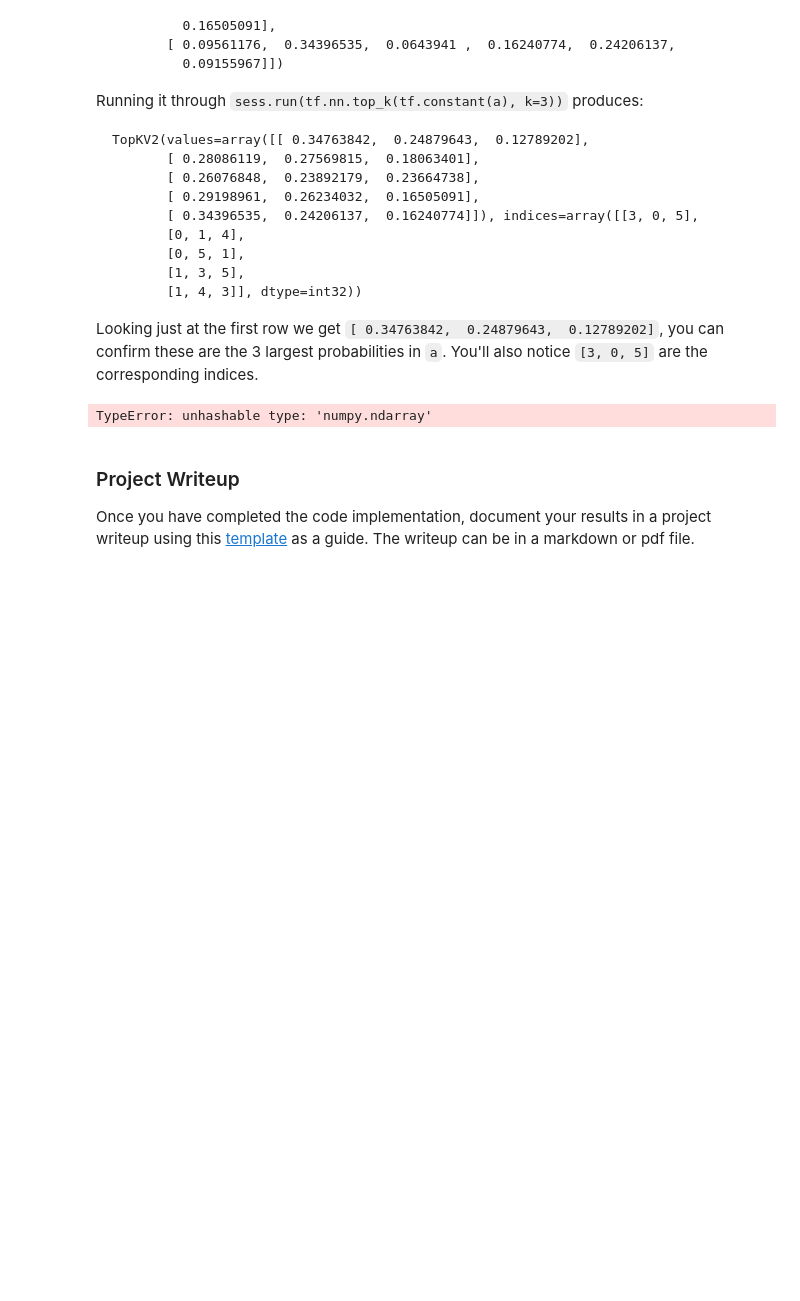
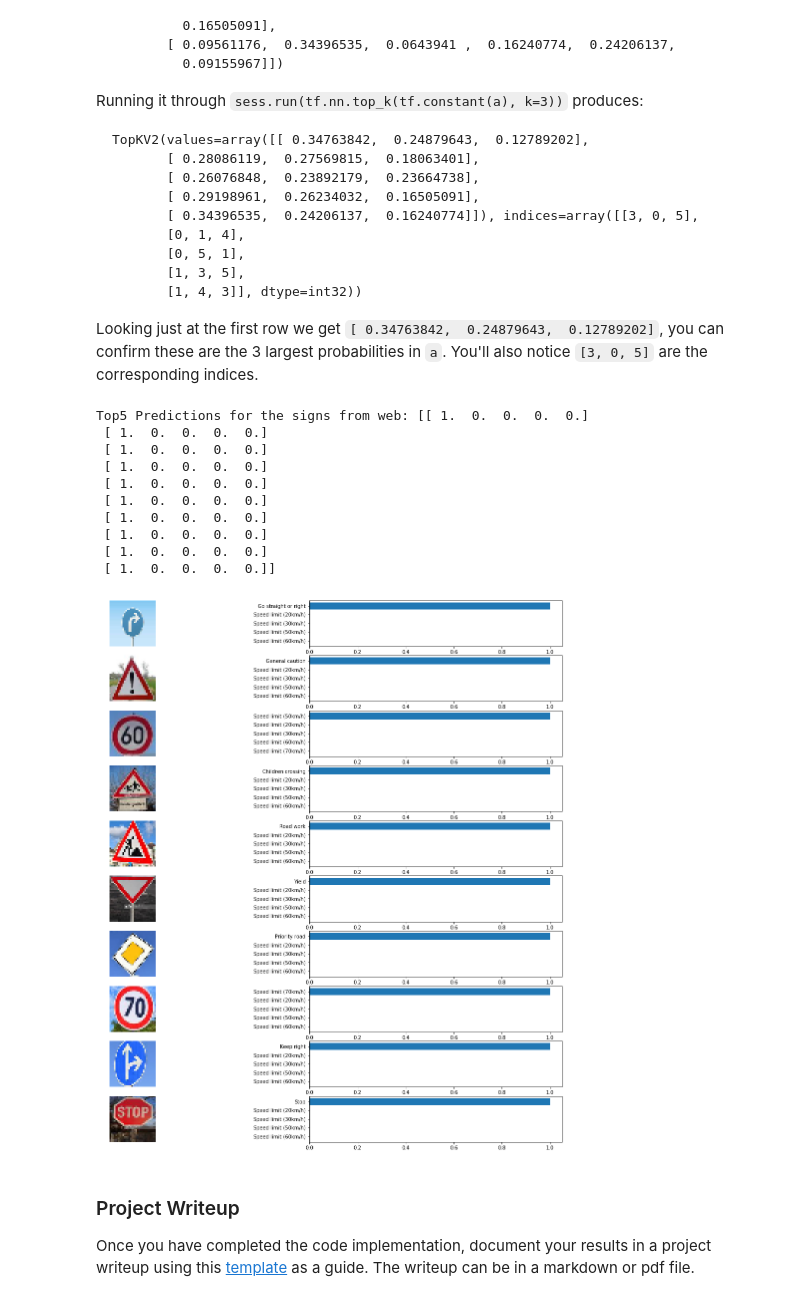
Before and after one commit to rnaidu02/CarND-Traffic-Sign-Classifier-Project, a Jupyter notebook: Traffic_Sign_Classifier.ipynb, the cells around one changed output. Cells and saved outputs as stored; diff of their text form; code cells hidden in the pictures; blank space fills up the shorter version.

```diff
--- a/Traffic_Sign_Classifier.ipynb
+++ b/Traffic_Sign_Classifier.ipynb
@@ -248,9 +248,8 @@ for nIndex in range(0, n_classes):
     endC = classes_item_count_list[nIndex]
 
     list_of_indices = random.sample(range(startC, endC), 100)
-    print(len(list_of_indices))
-    for iN in (0, 100):
-        print(iN)
+
+    for iN in range(0, 100):
         ind_within_class = list_of_indices[iN]
         image_init = X_train[class_item_list[nIndex][0][ind_within_class]]
         noisy_image =  skimage.util.random_noise(image_init)
@@ -894,33 +913,47 @@ Looking just at the first row we get `[ 0.34763842,  0.24879643,  0.12789202]`,
 # %%
 ### Print out the top five softmax probabilities for the predictions on the German traffic sign images found on the web.
 ### Feel free to use as many code cells as needed.
 with tf.Session() as sess:
     #sess.run(tf.global_variables_initializer())
     saver.restore(sess, './traffic_signal_lenet')
     prediction_returned = sess.run(tf.nn.softmax(logits), feed_dict={x: test_img_data})
     #print('Predictions for the signs from web:', prediction_returned)
     top5_pred = sess.run(tf.nn.top_k(tf.constant(prediction_returned), k=5))
     print('Top5 Predictions for the signs from web:', top5_pred.values)
     idArray = return_classNamesMap()
 
+
 # Now show the images with predicted Top5
-plt.figure(figsize=(num_imgs,num_imgs))
+plt.figure(figsize=(num_imgs*2,num_imgs*2))
 for i in range(0, num_imgs):
     image = test_img[i]
-    plt.subplot(2, 2, i*2+1)
-    plt.title(idArray[int(top5_pred.indices[i,0])])
+    plt.subplot(10, 2, i*2+1)
+    #plt.title(idArray[int(top5_pred.indices[i,0])])
     #print(image.shape)
+    plt.axis('off')
     plt.imshow(image)
 
-    plt.subplot(2, 2, i*2+2)
-    for x in top5_pred.indices:
-        y_values = idArray[x, :]
+    plt.subplot(10, 2, i*2+2)
+    #for y in top5_pred.indices[i, :]:
+    #    y_values = idArray[y]
+    y_values=[idArray[y] for y in top5_pred.indices[i]]
     x_values = top5_pred.values[i,:]
-    plt.barh(y_values, x_values, xerr=error, align='center',
-        color='green', ecolor='black')
-    plt.axis('off')
+
+    plt.barh(np.arange(5), x_values)
+    plt.yticks(np.arange(5), y_values)
+    plt.gca().invert_yaxis()
 # %% [output]
-TypeError: unhashable type: 'numpy.ndarray'
+Top5 Predictions for the signs from web: [[ 1.  0.  0.  0.  0.]
+ [ 1.  0.  0.  0.  0.]
+ [ 1.  0.  0.  0.  0.]
+ [ 1.  0.  0.  0.  0.]
+ [ 1.  0.  0.  0.  0.]
+ [ 1.  0.  0.  0.  0.]
+ [ 1.  0.  0.  0.  0.]
+ [ 1.  0.  0.  0.  0.]
+ [ 1.  0.  0.  0.  0.]
+ [ 1.  0.  0.  0.  0.]]
+[figure, added]
 # %% [markdown]
 ### Project Writeup
 
```
Also changed, not shown: parts of 7 cells of this notebook, 2 other files.
